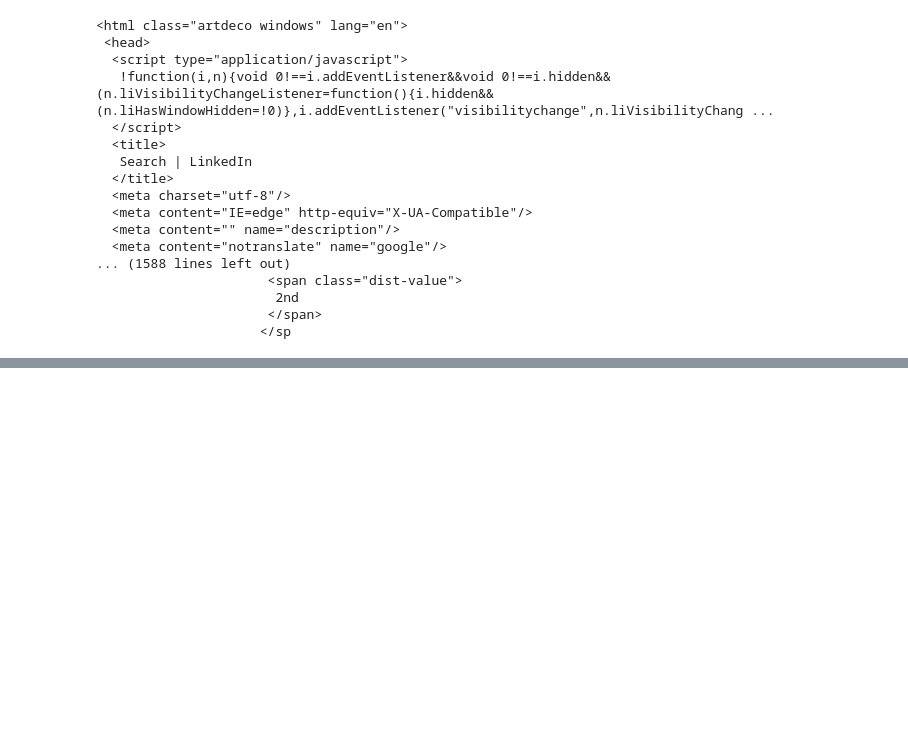
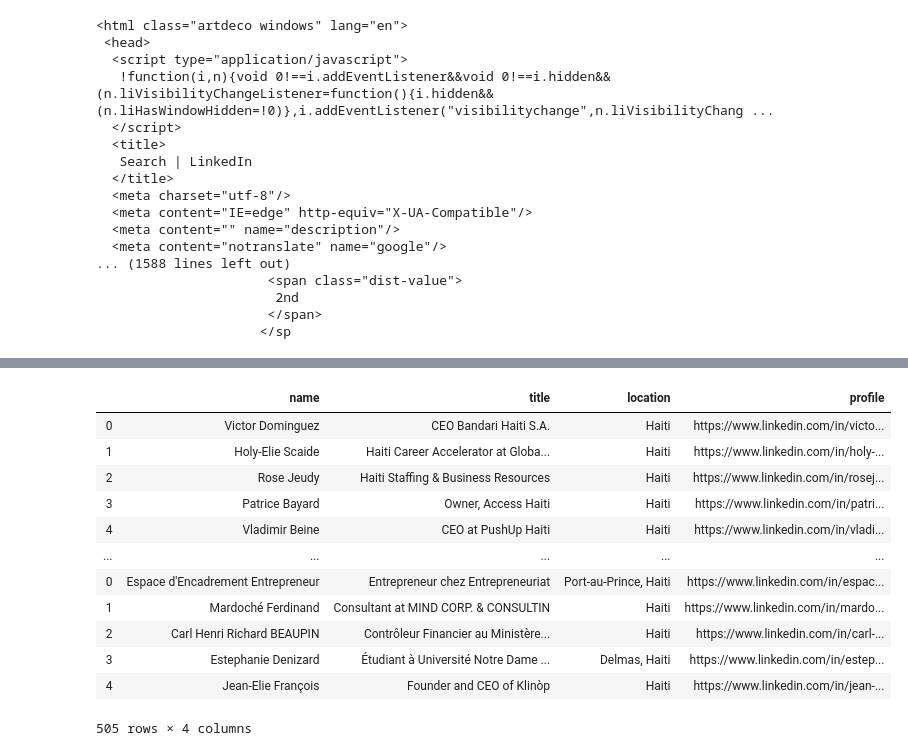
Before and after one commit to B1o0b1/Ayiti_analytics_capstone_project, a Jupyter notebook: initial_notebook.ipynb, the cells around one changed output, grey strips where cells are left out. Saved outputs shown, nothing was run; the diff lists cells and outputs as text; code cells hidden in the pictures; blank space fills up the shorter version.

```diff
--- a/initial_notebook.ipynb
+++ b/initial_notebook.ipynb
@@ -133,0 +200,16 @@ df
+# %%
+df
+# %% [output]
+|  | name | title | location | profile |
+| 0 | Victor Dominguez | CEO Bandari Haiti S.A. | Haiti | https://www.linkedin.com/in/victo... |
+| 1 | Holy-Elie Scaide | Haiti Career Accelerator at Globa... | Haiti | https://www.linkedin.com/in/holy-... |
+| 2 | Rose Jeudy | Haiti Staffing & Business Resources | Haiti | https://www.linkedin.com/in/rosej... |
+| 3 | Patrice Bayard | Owner, Access Haiti | Haiti | https://www.linkedin.com/in/patri... |
+| 4 | Vladimir Beine | CEO at PushUp Haiti | Haiti | https://www.linkedin.com/in/vladi... |
+| ... | ... | ... | ... | ... |
+| 0 | Espace d'Encadrement Entrepreneur | Entrepreneur chez Entrepreneuriat | Port-au-Prince, Haiti | https://www.linkedin.com/in/espac... |
+| 1 | Mardoché Ferdinand | Consultant at MIND CORP. & CONSULTIN | Haiti | https://www.linkedin.com/in/mardo... |
+| 2 | Carl Henri Richard BEAUPIN | Contrôleur Financier au Ministère... | Haiti | https://www.linkedin.com/in/carl-... |
+| 3 | Estephanie Denizard | Étudiant à Université Notre Dame ... | Delmas, Haiti | https://www.linkedin.com/in/estep... |
+| 4 | Jean-Elie François | Founder and CEO of Klinòp | Haiti | https://www.linkedin.com/in/jean-... |
+505 rows × 4 columns
```
Also changed, not shown: parts of 15 cells of this notebook.
